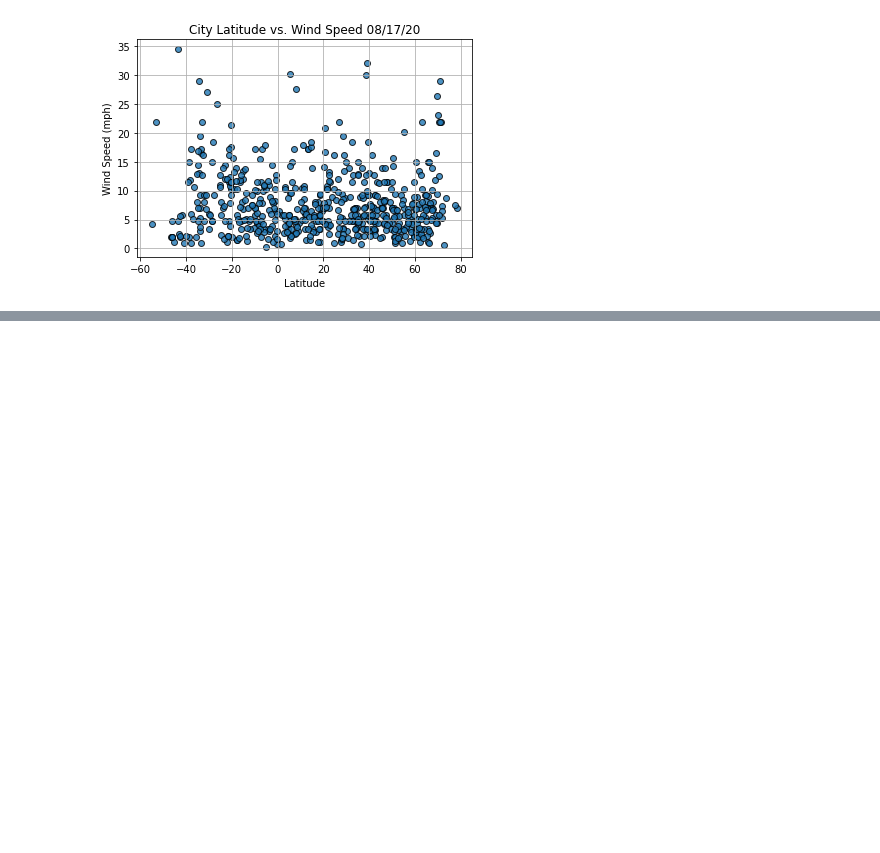
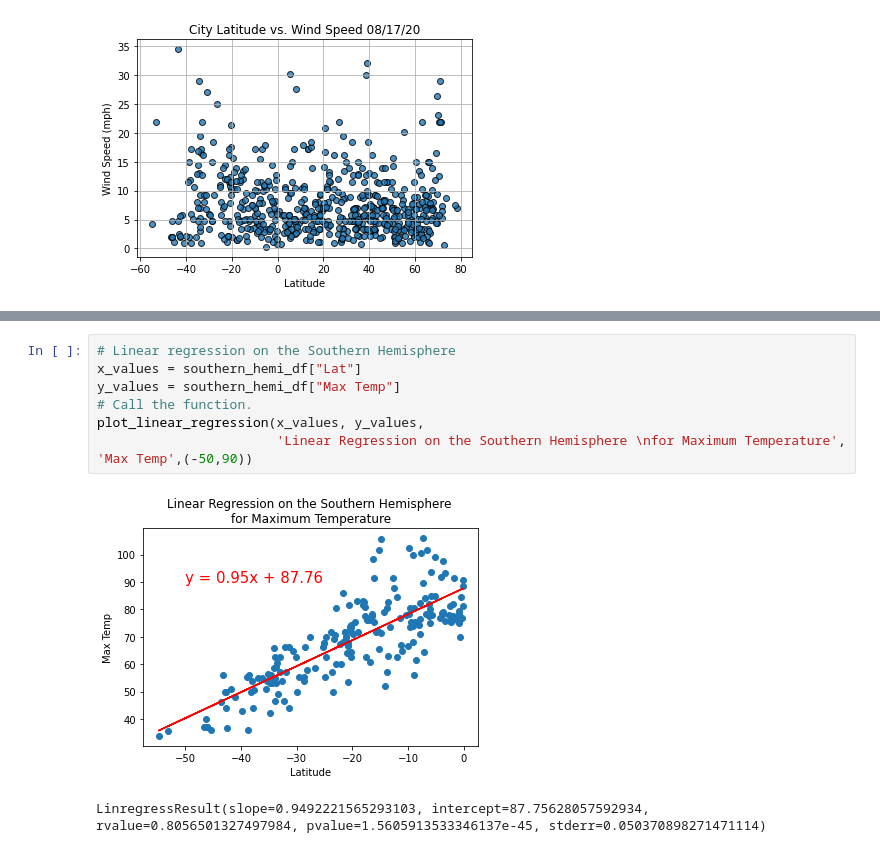
Before and after one commit to AndrejaCH/World_Weather_Analysis, a Jupyter notebook: WeatherPy.ipynb, the cells around one changed output, grey strips where cells are left out. Saved outputs shown, nothing was run; the diff lists cells and outputs as text; blank space fills up the shorter version.

```diff
--- a/WeatherPy.ipynb
+++ b/WeatherPy.ipynb
@@ -258,0 +335,10 @@ plt.show()
+# %%
+# Linear regression on the Southern Hemisphere
+x_values = southern_hemi_df["Lat"]
+y_values = southern_hemi_df["Max Temp"]
+# Call the function.
+plot_linear_regression(x_values, y_values,
+                       'Linear Regression on the Southern Hemisphere \nfor Maximum Temperature', 'Max Temp',(-50,90))
+# %% [output]
+[figure, added]
+LinregressResult(slope=0.9492221565293103, intercept=87.75628057592934, rvalue=0.8056501327497984, pvalue=1.5605913533346137e-45, stderr=0.050370898271471114)
```
Also changed, not shown: parts of 12 cells of this notebook, 1 other file.
